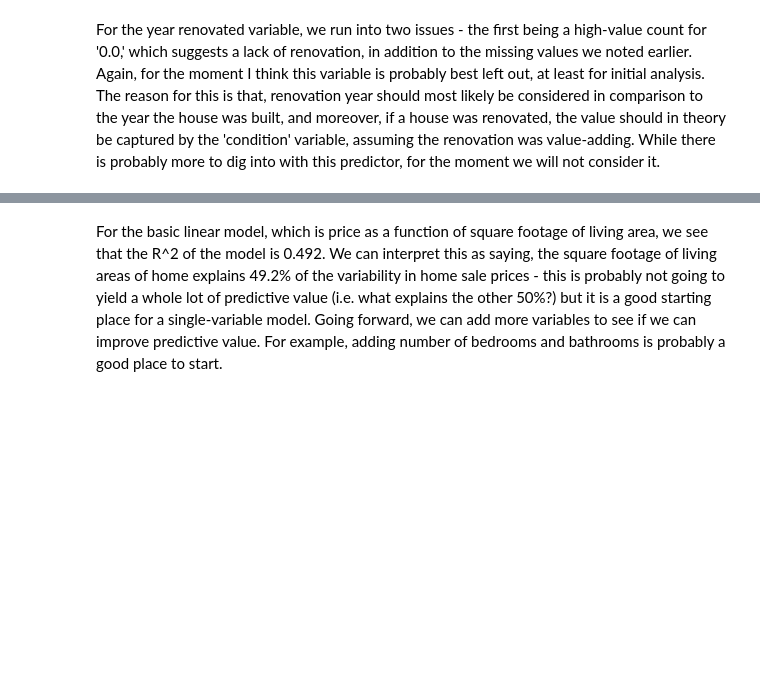
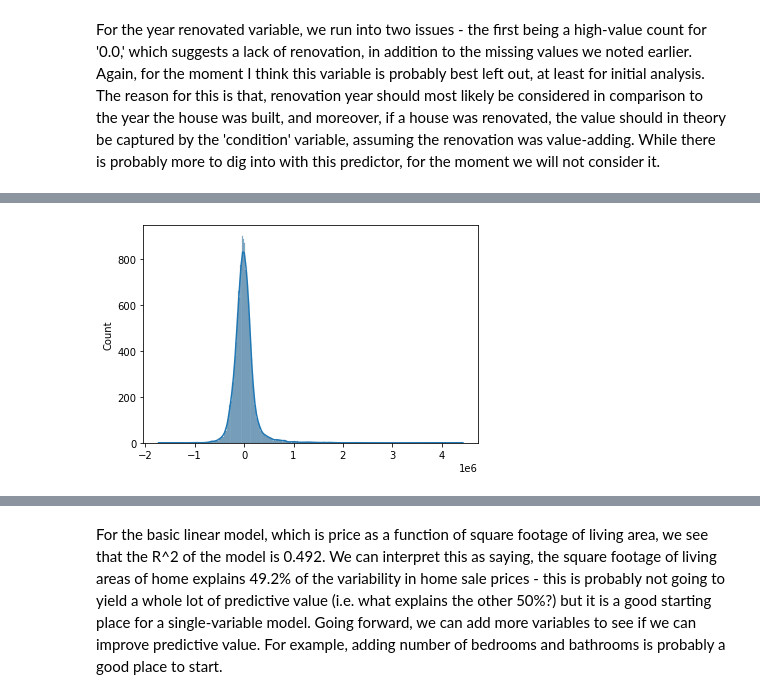
Before and after one commit to adobronyi/king_county_real_estate, a Jupyter notebook: student.ipynb, the cells around one changed output, grey strips where cells are left out. Saved outputs shown, nothing was run; the diff lists cells and outputs as text; code cells hidden in the pictures; blank space fills up the shorter version.

```diff
--- a/student.ipynb
+++ b/student.ipynb
@@ -423,0 +767,5 @@ from statsmodels.formula.api import ols
+# %%
+# MODEL 10: price ~ sqft_living + bathrooms + floors + condition + high_lat + view
+formula = 'price ~ sqft_living + bathrooms + floors + condition + high_lat + view'
+model = ols(formula=formula, data=df_new).fit()
+model.summary()
@@ -423,0 +815,5 @@ from statsmodels.formula.api import ols
+# %%
+# histogram of model residuals
+sns.histplot(model.resid, kde=True);
+# %% [output]
+[figure, added]
```
Also changed, not shown: parts of 56 cells of this notebook.
